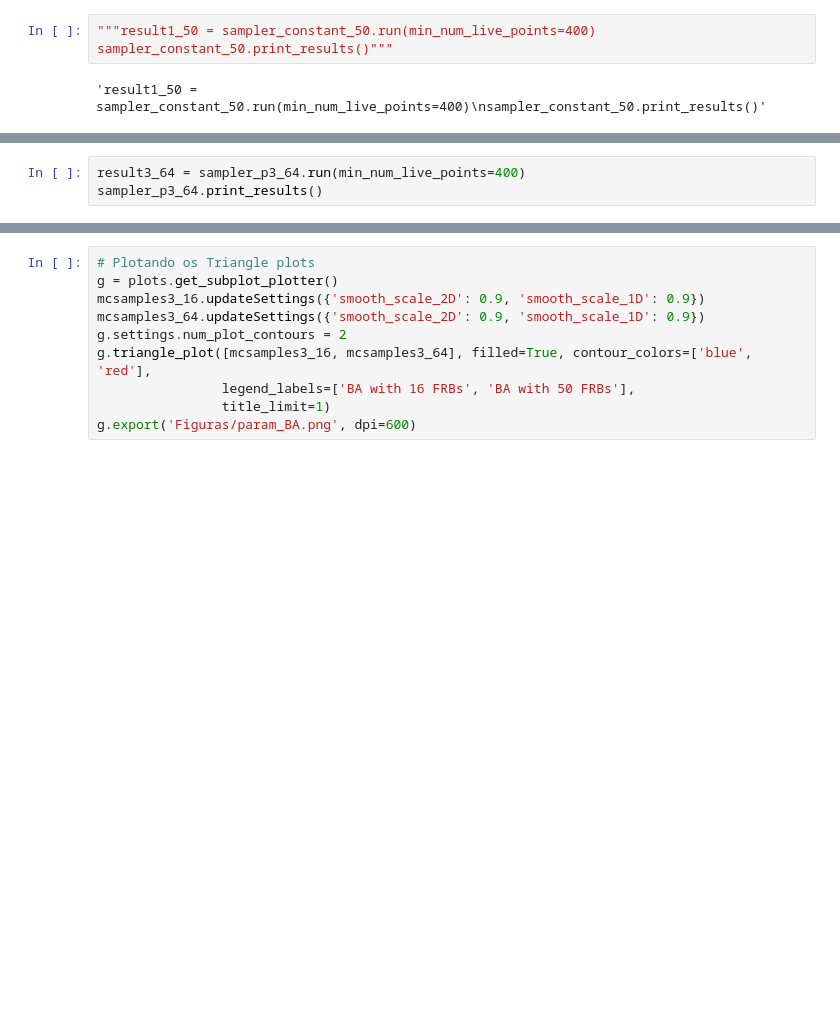
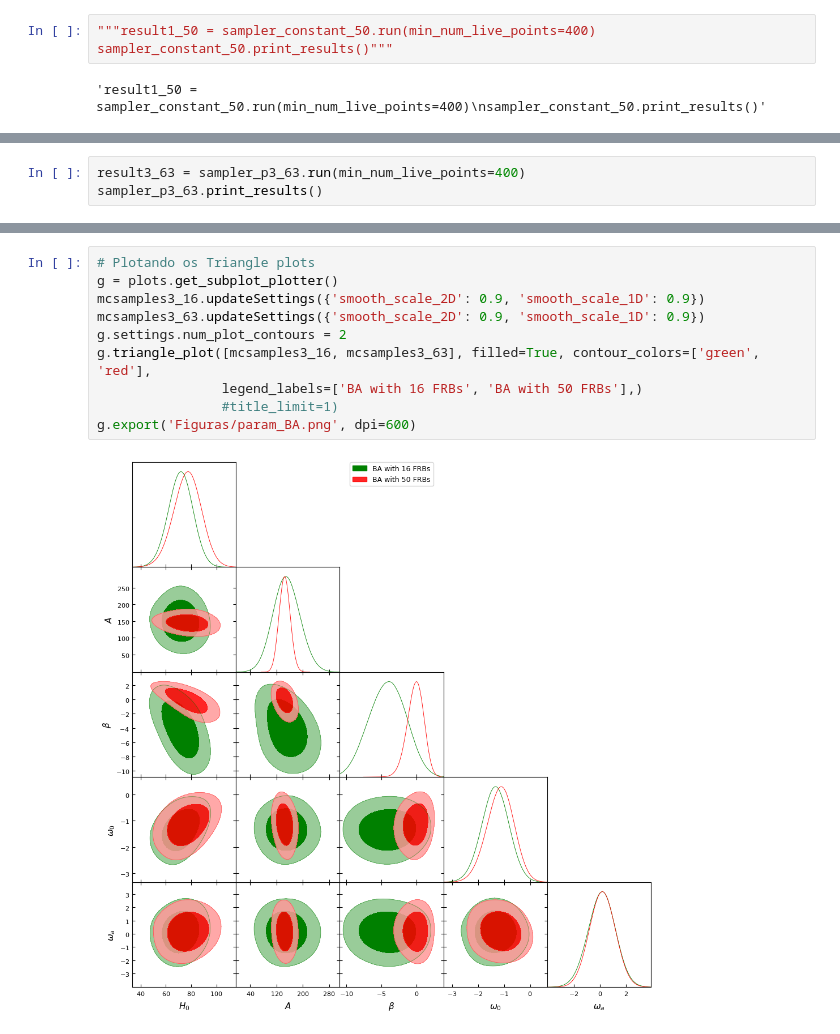
Before and after one commit to lazarolima/cosmology_reconstruction-_frb, a Jupyter notebook: 52frbs_dark_energy.ipynb, the cells around one changed output, grey strips where cells are left out. Saved outputs shown, nothing was run; the diff lists cells and outputs as text; blank space fills up the shorter version.

```diff
--- a/52frbs_dark_energy.ipynb
+++ b/52frbs_dark_energy.ipynb
@@ -295,3 +372,3 @@ sampler_p3_50.print_results()"""
 # %%
-result3_64 = sampler_p3_64.run(min_num_live_points=400)
-sampler_p3_64.print_results()
+result3_63 = sampler_p3_63.run(min_num_live_points=400)
+sampler_p3_63.print_results()
@@ -359,13 +461,15 @@ g.export('Figuras/param_CPL.png', dpi=600)
 # %%
 # Plotando os Triangle plots
 g = plots.get_subplot_plotter()
 mcsamples3_16.updateSettings({'smooth_scale_2D': 0.9, 'smooth_scale_1D': 0.9})
-mcsamples3_64.updateSettings({'smooth_scale_2D': 0.9, 'smooth_scale_1D': 0.9})
+mcsamples3_63.updateSettings({'smooth_scale_2D': 0.9, 'smooth_scale_1D': 0.9})
 g.settings.num_plot_contours = 2
-g.triangle_plot([mcsamples3_16, mcsamples3_64], filled=True, contour_colors=['blue', 'red'],
-                legend_labels=['BA with 16 FRBs', 'BA with 50 FRBs'],
-                title_limit=1)
+g.triangle_plot([mcsamples3_16, mcsamples3_63], filled=True, contour_colors=['green', 'red'],
+                legend_labels=['BA with 16 FRBs', 'BA with 50 FRBs'],)
+                #title_limit=1)
 g.export('Figuras/param_BA.png', dpi=600)
+# %% [output]
+[figure, added]
 # %%
 from ultranest.plot import PredictionBand
 from equations import DM_EXT_model
```
Also changed, not shown: parts of 15 cells of this notebook, 9 other files.
